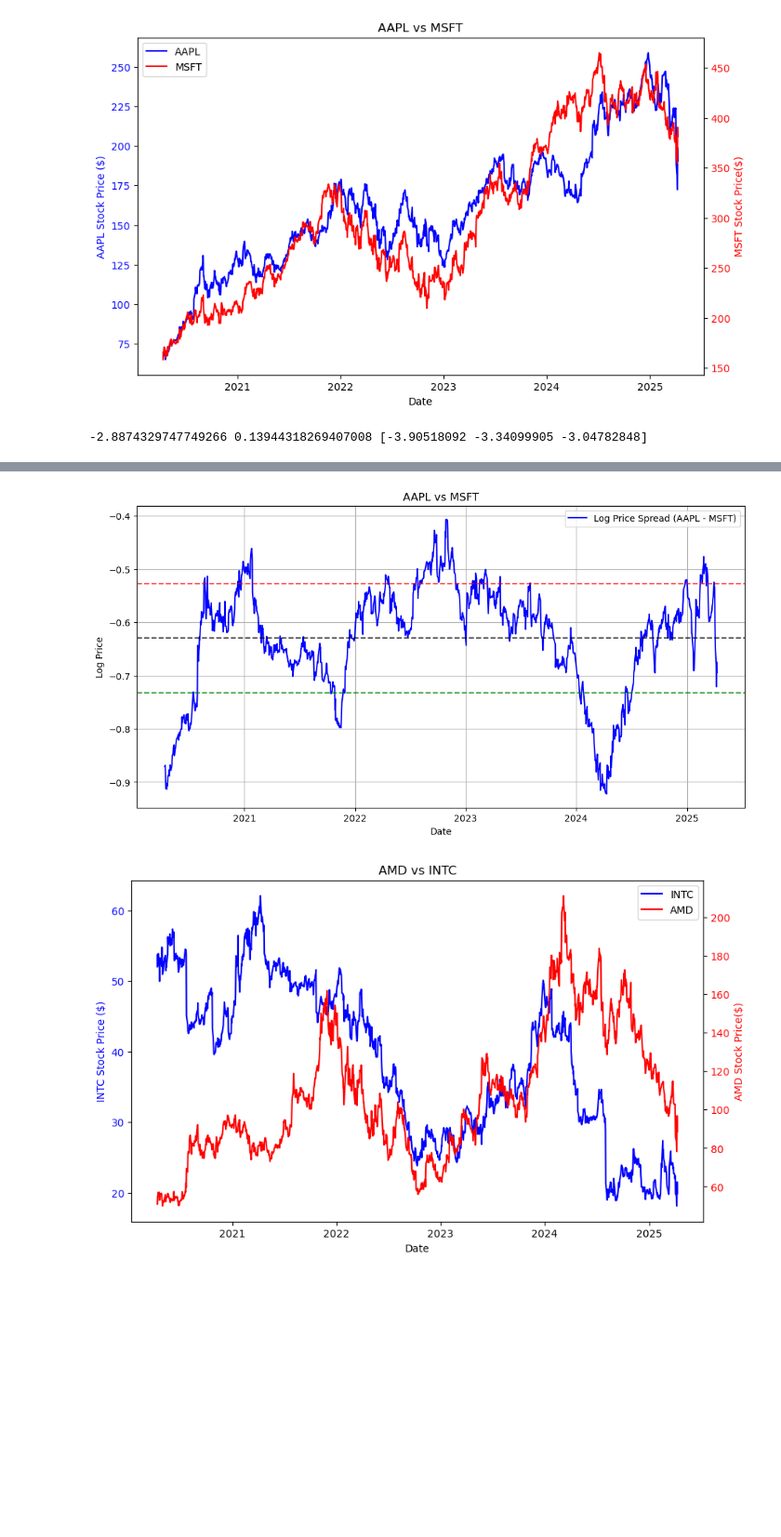
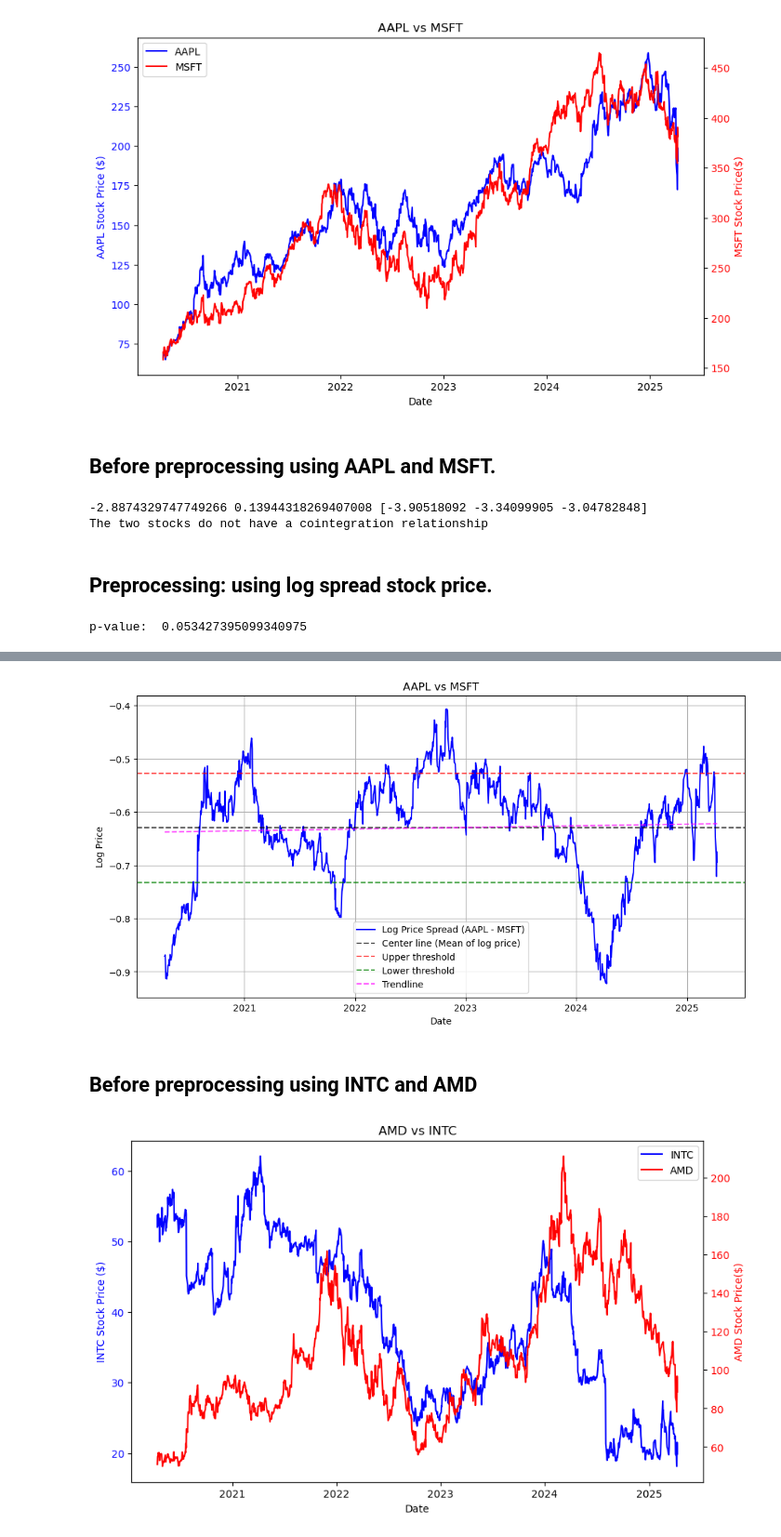
Before and after one commit to calendar3450/MDPProject, a Jupyter notebook: Yahoo API stock price.ipynb, the cells around one changed output, grey strips where cells are left out. Shown at 93% size. Cells and saved outputs as stored; diff of their text form; code cells hidden in the pictures; blank space fills up the shorter version.

Commit message:
Final Pairs: MCD, YUM AAPL, MSFT
p-value of (MCD, YUM) or (AAPL, MSFT) is less than 0.05

```diff
--- a/Yahoo API stock price.ipynb
+++ b/Yahoo API stock price.ipynb
@@ -143,6 +143,8 @@ plt.title("AAPL vs MSFT")
 plt.show()
 # %% [output]
 [figure]
+# %% [markdown]
+## Before preprocessing using AAPL and MSFT.
 # %%
 from statsmodels.tsa.stattools import coint
 
@@ -153,20 +155,33 @@ dfPair1 = pd.DataFrame({
 
 dfPair1.dropna(inplace=True)
 
+# By using p_value, we can determine this pair is useful or suitable in pair trading.
 coint_stat, p_value, crit_values = coint(dfPair1['AAPL'],dfPair1['MSFT'])
 print(coint_stat,p_value,crit_values)
 
-if p_value < 0.05:
+if p_value < 0.055:
     print('The two stocks have a cointegration relationship')
+else:
+    print('The two stocks do not have a cointegration relationship')
 # %% [output]
 -2.8874329747749266 0.13944318269407008 [-3.90518092 -3.34099905 -3.04782848]
+The two stocks do not have a cointegration relationship
+# %% [markdown]
+## Preprocessing: using log spread stock price.
+# %%
+dfPair1["log_AAPL"] = np.log(dfPair1["AAPL"])
+dfPair1["log_MSFT"] = np.log(dfPair1["MSFT"])
+
+dfPair1["spread"] = dfPair1["log_AAPL"] - dfPair1["log_MSFT"]
+
+coint_stat, p_value, crit_values = coint(dfPair1['log_AAPL'],dfPair1['log_MSFT'])
+print('p-value: ', p_value)
+# %% [output]
+p-value:  0.053427395099340975
 # %%
-dfPair1["log_AAPL"] = np.log(dfPair1["AAPL"])
-dfPair1["log_MSFT"] = np.log(dfPair1["MSFT"])
-
-dfPair1["spread"] = dfPair1["log_AAPL"] - dfPair1["log_MSFT"]
 
 centerLine = dfPair1['spread'].mean()
+
 print('CenterLine:',centerLine)
 
 std_dev = dfPair1["spread"].std()
@@ -177,12 +192,22 @@ lowerThreshold = centerLine - std_dev
 print("Upper threshold:", upperThreshold)
 print("Lower threshold:", lowerThreshold)
 
+#추세선 (Trend Line) 즉, 이게 평균으로 회귀(mean-reversion)할 가능성이 높다. 추세선이 낮으면 가능.
+x = np.arange(len(dfPair1))
+y = dfPair1["spread"].values
+
+slope, intercept = np.polyfit(x, y, 1)
+trendLine = slope * x + intercept
+print('Trend Line: ',trendLine)
+
 
 plt.figure(figsize=(12, 6))
 plt.plot(dfPair1.index, dfPair1["spread"], color="blue", label="Log Price Spread (AAPL - MSFT)")
-plt.axhline(y=centerLine, color="black", linestyle="--", alpha=0.7) # 중간값. (Mean of log price)
-plt.axhline(y=upperThreshold, color="red", linestyle="--", alpha=0.7) # 여기 이상이면, AAPL을 팔것. AAPL가격이 생각보다 많이 올라감. ()
-plt.axhline(y=lowerThreshold, color="green", linestyle="--", alpha=0.7)  #여기 이하면, MSFT가 팔것. MSFT가격이 생각보다 많이 올라감.
+plt.axhline(y=centerLine, color="black", linestyle="--", alpha=0.7, label = 'Center line (Mean of log price)') # 중간값. (Mean of log price)
+plt.axhline(y=upperThreshold, color="red", linestyle="--", alpha=0.7, label = 'Upper threshold') # 여기 이상이면, AAPL을 팔것. AAPL가격이 생각보다 많이 올라감. ()
+plt.axhline(y=lowerThreshold, color="green", linestyle="--", alpha=0.7, label = 'Lower threshold')  #여기 이하면, MSFT가 팔것. MSFT가격이 생각보다 많이 올라감.
+
+plt.plot(dfPair1.index, trendLine, color="magenta", linestyle="--", alpha = 0.7, label="Trendline")
 
 plt.title("AAPL vs MSFT")
 plt.xlabel("Date")
@@ -197,4 +224,6 @@ Lower threshold: -0.7318971382487455
-[figure, old version]
+[figure, new version]
+# %% [markdown]
+## Before preprocessing using INTC and AMD
 # %%
 INTCTicker = yf.Ticker("INTC")
 INTCData = INTCTicker.history(period="5y", interval="1d")
```
Also changed, not shown: parts of 11 cells of this notebook.
